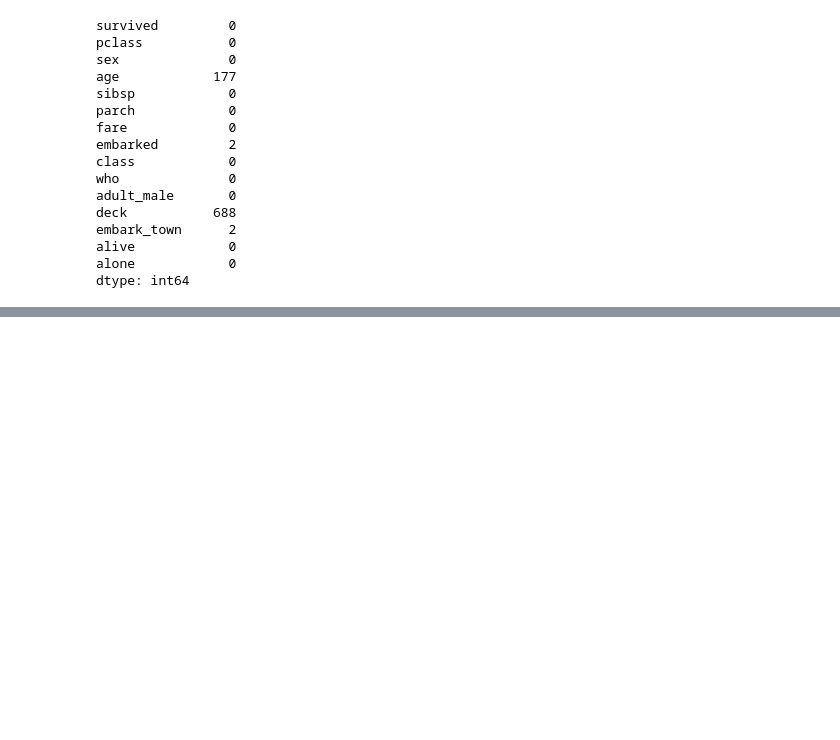
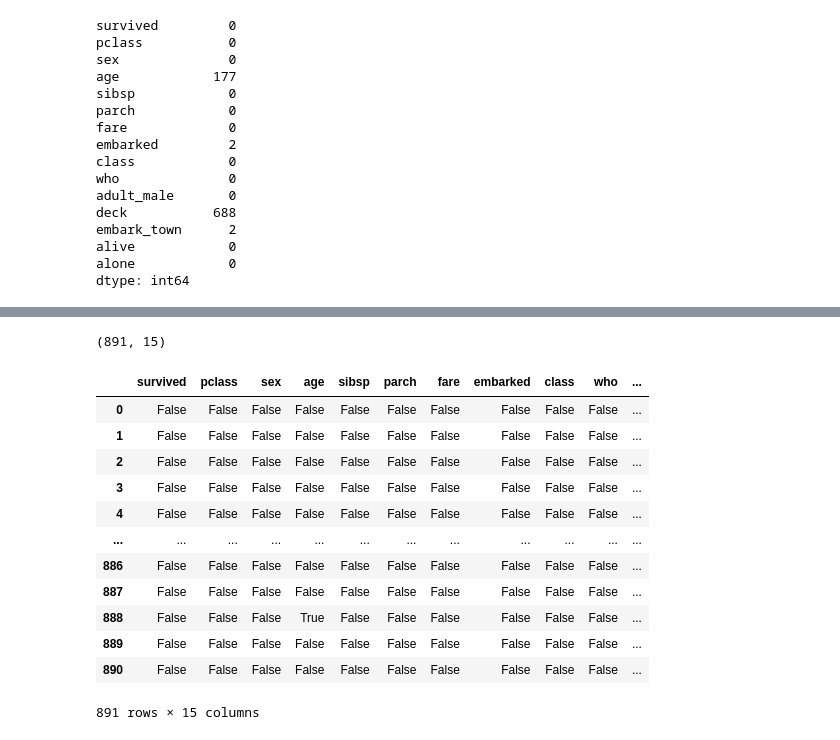
Before and after one commit to ijazkhan101/data-science-code-2022, a Jupyter notebook: 3Days-workshop.ipynb, the cells around one changed output, grey strips where cells are left out. Saved outputs shown, nothing was run; the diff lists cells and outputs as text; code cells hidden in the pictures; blank space fills up the shorter version.

```diff
--- a/3Days-workshop.ipynb
+++ b/3Days-workshop.ipynb
@@ -597,0 +628,24 @@ dtype: int64
+# %%
+df.shape
+# %% [output]
+(891, 15)
+# %%
+# find null values
+
+nullvales =df.isnull()
+
+nullvales
+# %% [output]
+|  | survived | pclass | sex | age | sibsp | parch | fare | embarked | class | who | ... |
+| 0 | False | False | False | False | False | False | False | False | False | False | ... |
+| 1 | False | False | False | False | False | False | False | False | False | False | ... |
+| 2 | False | False | False | False | False | False | False | False | False | False | ... |
+| 3 | False | False | False | False | False | False | False | False | False | False | ... |
+| 4 | False | False | False | False | False | False | False | False | False | False | ... |
+| ... | ... | ... | ... | ... | ... | ... | ... | ... | ... | ... | ... |
+| 886 | False | False | False | False | False | False | False | False | False | False | ... |
+| 887 | False | False | False | False | False | False | False | False | False | False | ... |
+| 888 | False | False | False | True | False | False | False | False | False | False | ... |
+| 889 | False | False | False | False | False | False | False | False | False | False | ... |
+| 890 | False | False | False | False | False | False | False | False | False | False | ... |
+891 rows × 15 columns
```
Also changed, not shown: parts of 19 cells of this notebook, 1 other file.
